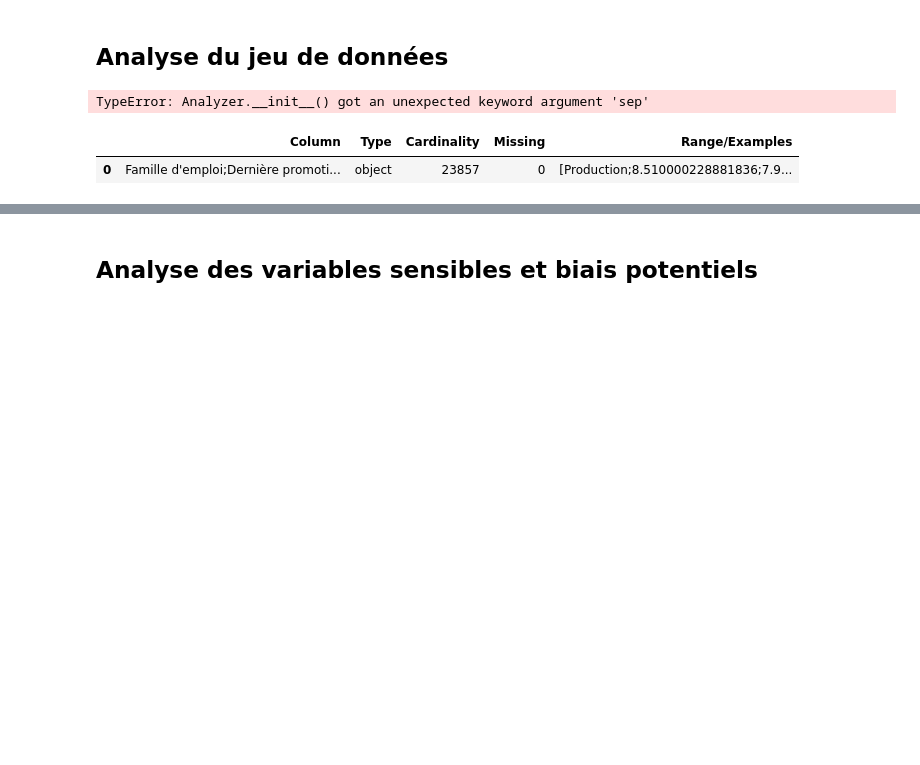
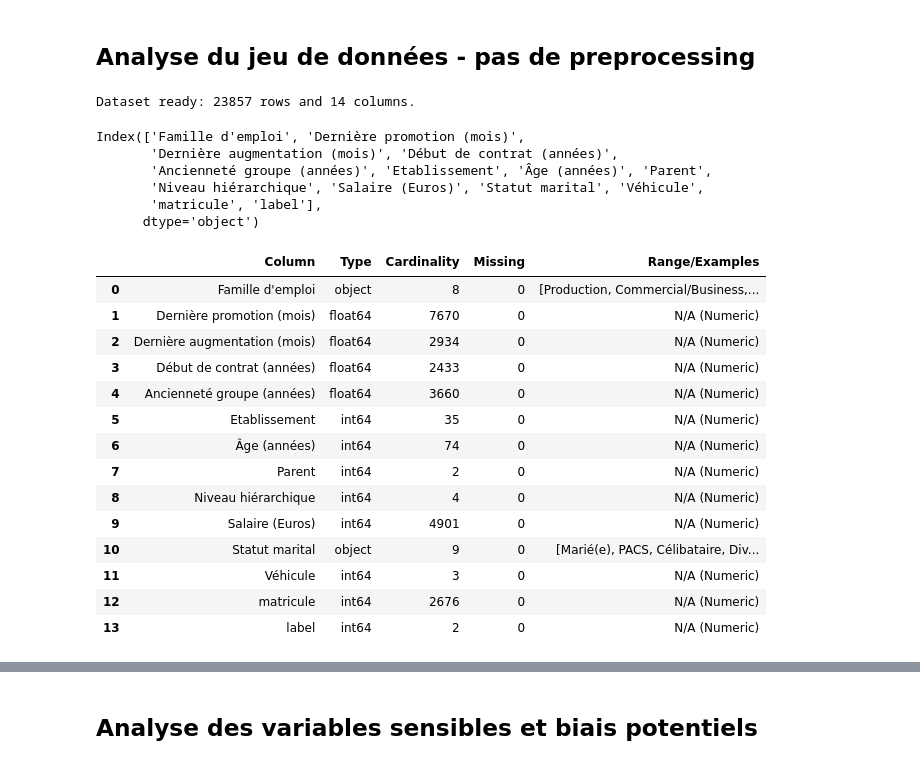
Before and after one commit to cons00000/REXAI_project, a Jupyter notebook: analayse.ipynb, the cells around one changed output, grey strips where cells are left out. Drawn from its saved outputs; the diff is of its cells as text; code cells hidden in the pictures; blank space fills up the shorter version.

Commit message:
analysis processed + correlation

```diff
--- a/analayse.ipynb
+++ b/analayse.ipynb
@@ -3,11 +4,34 @@ from data_analysis import Analyzer
 # %% [markdown]
-## Analyse du jeu de données
+## Analyse du jeu de données - pas de preprocessing
 # %%
-analysis_RH_data=Analyzer("RH_dataset.csv", sep=';', encoding='utf-8-sig')
+df = pd.read_csv("RH_dataset.csv", sep=';', encoding='utf-8-sig')
+analysis_RH_raw=Analyzer(df)
 # %% [output]
-TypeError: Analyzer.__init__() got an unexpected keyword argument 'sep'
+Dataset ready: 23857 rows and 14 columns.
+# %%
+analysis_RH_raw.df.columns
+# %% [output]
+Index(['Famille d'emploi', 'Dernière promotion (mois)',
+       'Dernière augmentation (mois)', 'Début de contrat (années)',
+       'Ancienneté groupe (années)', 'Etablissement', 'Âge (années)', 'Parent',
+       'Niveau hiérarchique', 'Salaire (Euros)', 'Statut marital', 'Véhicule',
+       'matricule', 'label'],
+      dtype='object')
 # %%
-analysis_RH_data.get_inventory()
+analysis_RH_raw.get_inventory()
 # %% [output]
 |  | Column | Type | Cardinality | Missing | Range/Examples |
-| 0 | Famille d'emploi;Dernière promoti... | object | 23857 | 0 | [Production;8.510000228881836;7.9... |
+| 0 | Famille d'emploi | object | 8 | 0 | [Production, Commercial/Business,... |
+| 1 | Dernière promotion (mois) | float64 | 7670 | 0 | N/A (Numeric) |
+| 2 | Dernière augmentation (mois) | float64 | 2934 | 0 | N/A (Numeric) |
+| 3 | Début de contrat (années) | float64 | 2433 | 0 | N/A (Numeric) |
+| 4 | Ancienneté groupe (années) | float64 | 3660 | 0 | N/A (Numeric) |
+| 5 | Etablissement | int64 | 35 | 0 | N/A (Numeric) |
+| 6 | Âge (années) | int64 | 74 | 0 | N/A (Numeric) |
+| 7 | Parent | int64 | 2 | 0 | N/A (Numeric) |
+| 8 | Niveau hiérarchique | int64 | 4 | 0 | N/A (Numeric) |
+| 9 | Salaire (Euros) | int64 | 4901 | 0 | N/A (Numeric) |
+| 10 | Statut marital | object | 9 | 0 | [Marié(e), PACS, Célibataire, Div... |
+| 11 | Véhicule | int64 | 3 | 0 | N/A (Numeric) |
+| 12 | matricule | int64 | 2676 | 0 | N/A (Numeric) |
+| 13 | label | int64 | 2 | 0 | N/A (Numeric) |
```
Also changed, not shown: parts of 10 cells of this notebook, 1 other file.
